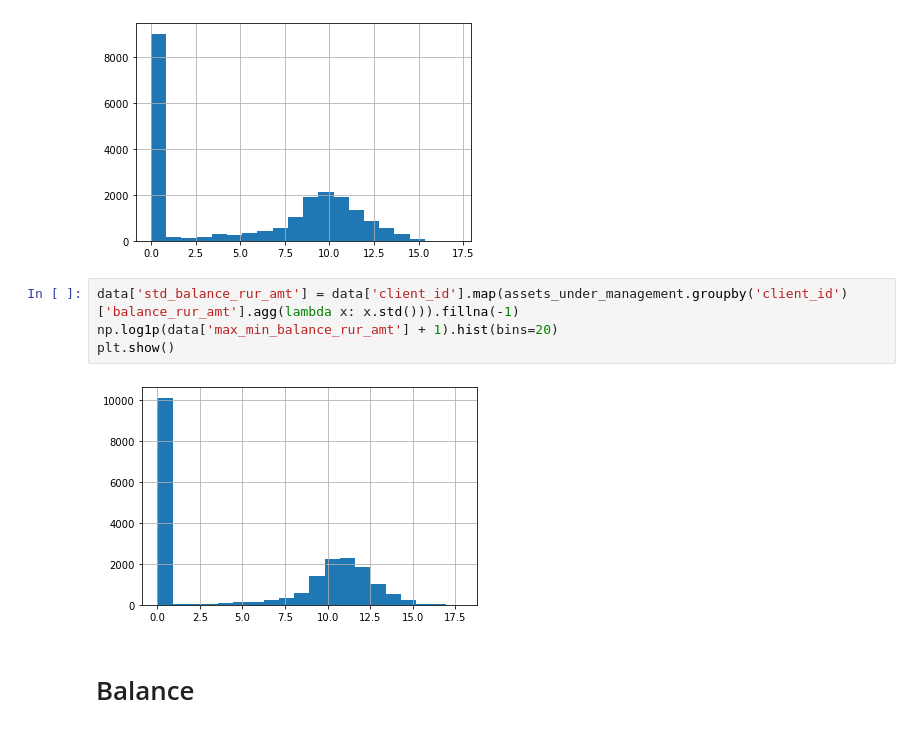
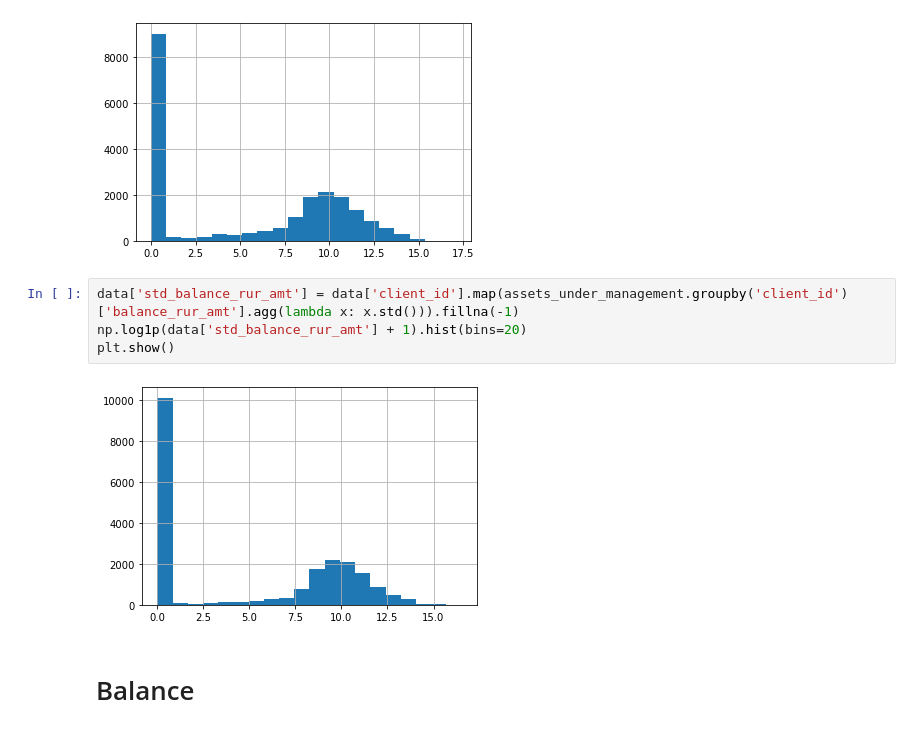
Before and after one commit to artkulak/idao-2021-finals, a Jupyter notebook: EDA-FE-kovalev.ipynb, the cells around one changed output. Saved outputs shown, nothing was run; the diff lists cells and outputs as text.

```diff
--- a/EDA-FE-kovalev.ipynb
+++ b/EDA-FE-kovalev.ipynb
@@ -553,10 +561,10 @@ plt.show()
 [figure]
 # %%
 data['std_balance_rur_amt'] = data['client_id'].map(assets_under_management.groupby('client_id')['balance_rur_amt'].agg(lambda x: x.std())).fillna(-1)
-np.log1p(data['max_min_balance_rur_amt'] + 1).hist(bins=20)
+np.log1p(data['std_balance_rur_amt'] + 1).hist(bins=20)
 plt.show()
 # %% [output]
-[figure, old version]
+[figure, new version]
 # %% [markdown]
 # Balance
 # %%
```
Also changed, not shown: parts of 35 cells of this notebook, 1 other file.
